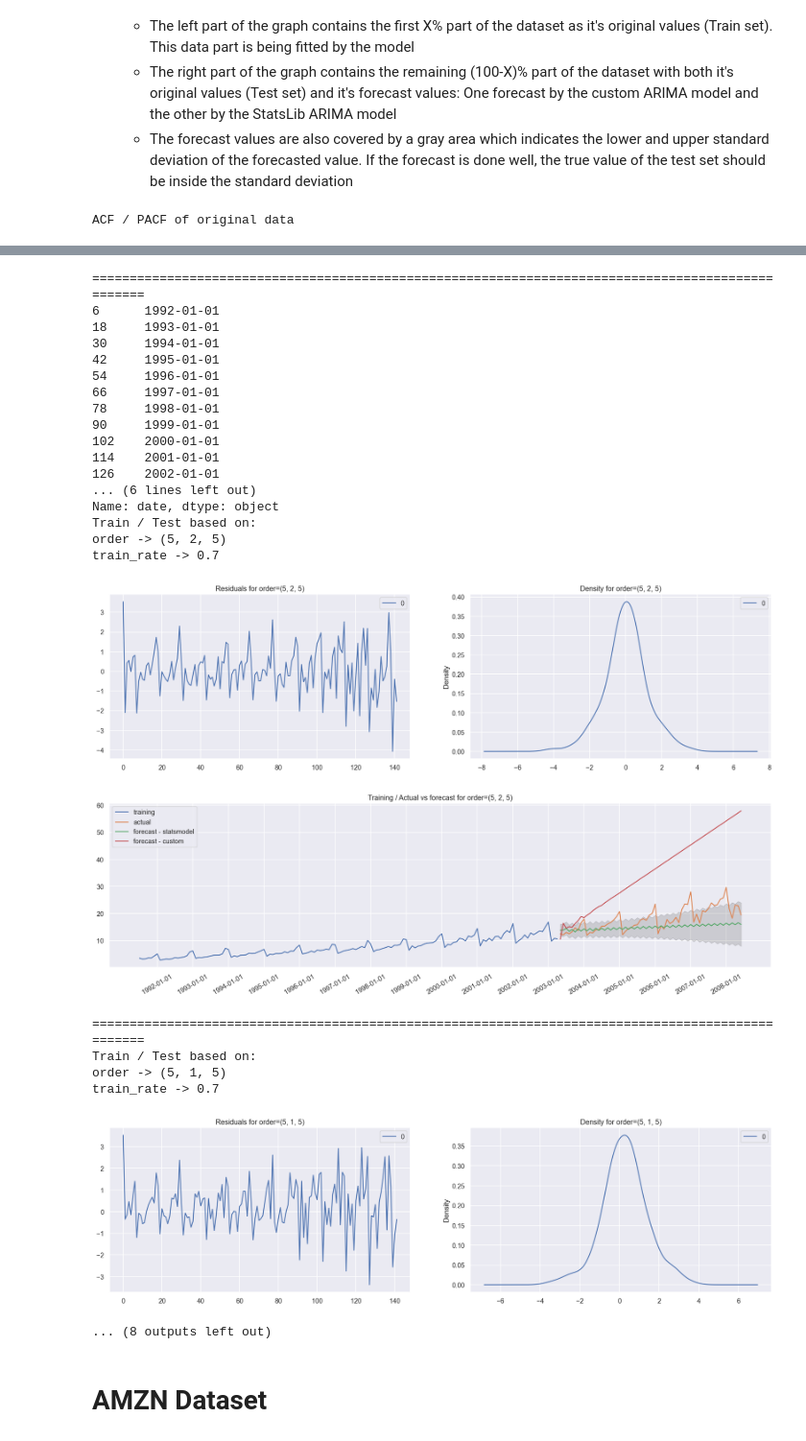
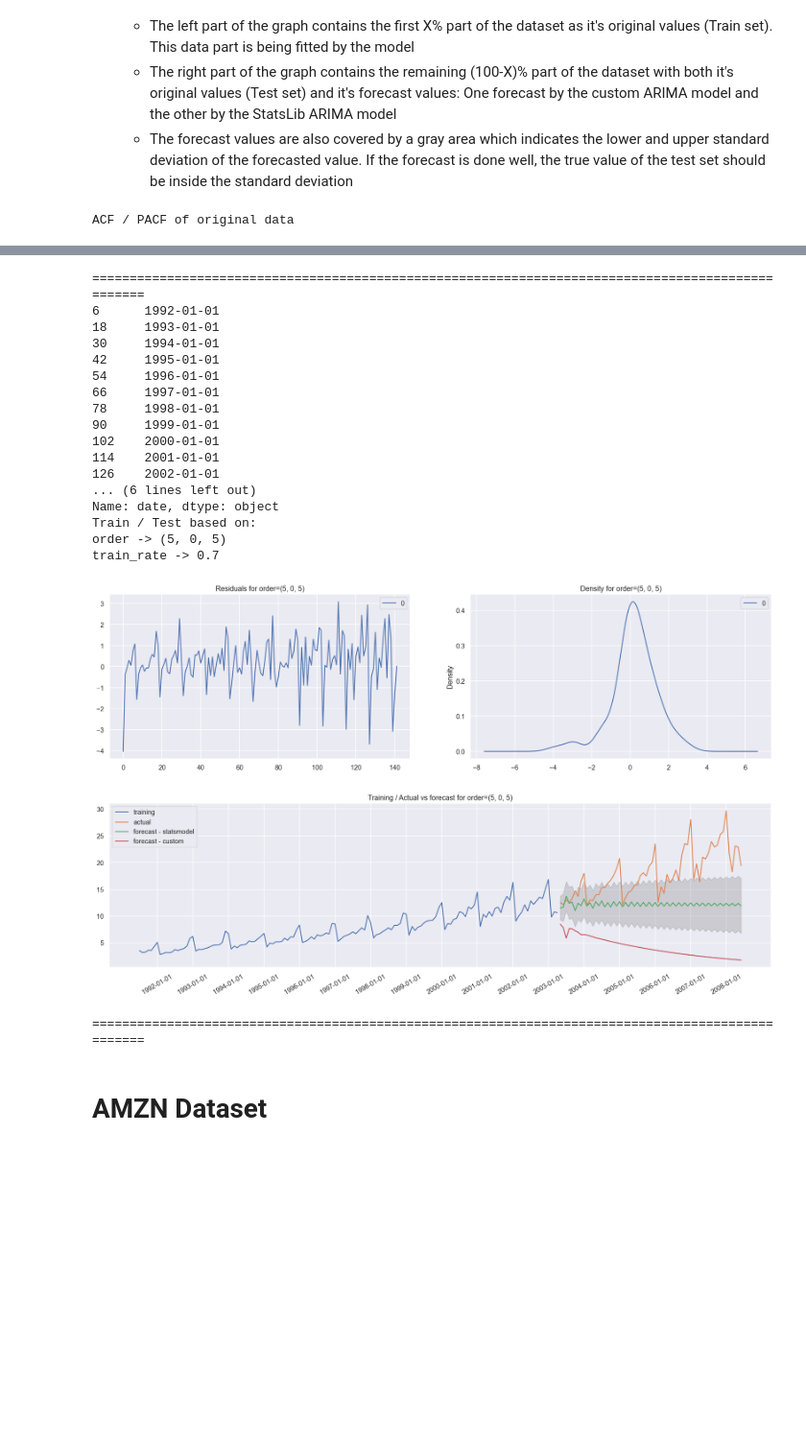
Before and after one commit to stavco9/advancedml-exc3, a Jupyter notebook: 3945_2025A_HW3_Boosting.ipynb, the cells around one changed output, grey strips where cells are left out. Shown at 96% size. Cells and saved outputs as stored; diff of their text form; code cells hidden in the pictures; blank space fills up the shorter version.

```diff
--- a/3945_2025A_HW3_Boosting.ipynb
+++ b/3945_2025A_HW3_Boosting.ipynb
@@ -239,9 +249,3 @@ For the sample data (Unit Test), we chose to use a sample dataset from Kaggle ht
 
 1. date -> with a format of YYYY-MM-DD
 2. value -> a sample numeric value
-# %%
-path = "./sample_dataset.csv"
-
-sample_dataset = pd.read_csv(path)
-
-sample_dataset.head()
@@ -386,6 +470,7 @@ def run_arima_train_test(dataset, param, date_label):
 
     model = ARIMA(
         train_dataset.value,
+        trend="n",
         order=(0, 0, 0) if param["order"] == (None, None, None) else param["order"],
     )
     model_fit = model.fit()
@@ -440,9 +525,9 @@ def run_arima_train_test(dataset, param, date_label):
     return forecast_df
 # %%
 hyperparams = [
-    {"order": (5, 2, 5), "train_rate": 0.7},
-    {"order": (5, 1, 5), "train_rate": 0.7},
-    {"order": (12, 1, 12), "train_rate": 0.7},
+    # {"order": (5, 2, 5), "train_rate": 0.7},
+    # {"order": (5, 1, 5), "train_rate": 0.7},
+    # {"order": (12, 1, 12), "train_rate": 0.7},
     {"order": (5, 0, 5), "train_rate": 0.7},
 ]
 
@@ -459,42 +544,37 @@ date_label = sample_dataset["date"].loc[sample_dataset["date"].str.endswith("01-
 print(date_label)
 for idx, param in enumerate(hyperparams):
     predicted_dataset = run_arima_train_test(sample_dataset, param, date_label)
     print(
         "=================================================================================================="
     )
 # %% [output]
 ACF / PACF of original data
 [figure]
 [figure]
 [figure]
 [figure]
 [figure]
 [figure]
 ==================================================================================================
 6      1992-01-01
 18     1993-01-01
 30     1994-01-01
 42     1995-01-01
 54     1996-01-01
 66     1997-01-01
 78     1998-01-01
 90     1999-01-01
 102    2000-01-01
 114    2001-01-01
 126    2002-01-01
 ... (6 lines left out)
 Name: date, dtype: object
 Train / Test based on:
-order -> (5, 2, 5)
+order -> (5, 0, 5)
 train_rate -> 0.7
-[figure, old version]
+[figure, new version]
-[figure, old version]
+[figure, new version]
 ==================================================================================================
-Train / Test based on:
-order -> (5, 1, 5)
-train_rate -> 0.7
-[figure, removed]
-... (8 outputs left out)
 # %% [markdown]
 # AMZN Dataset
 # %% [markdown]
```
Also changed, not shown: parts of 13 cells of this notebook, 1 other file.
